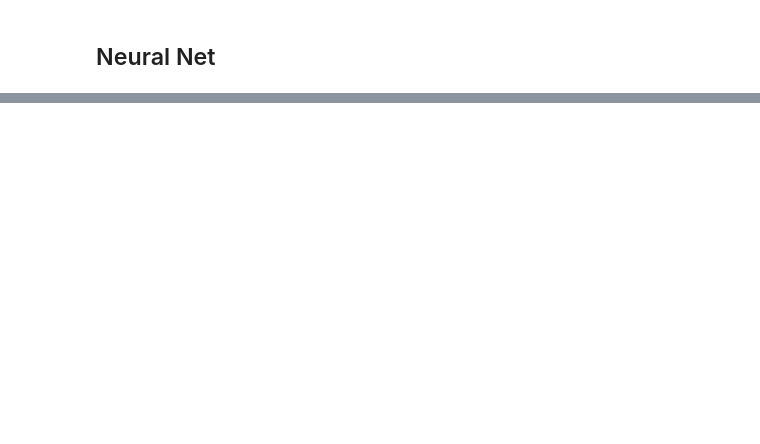
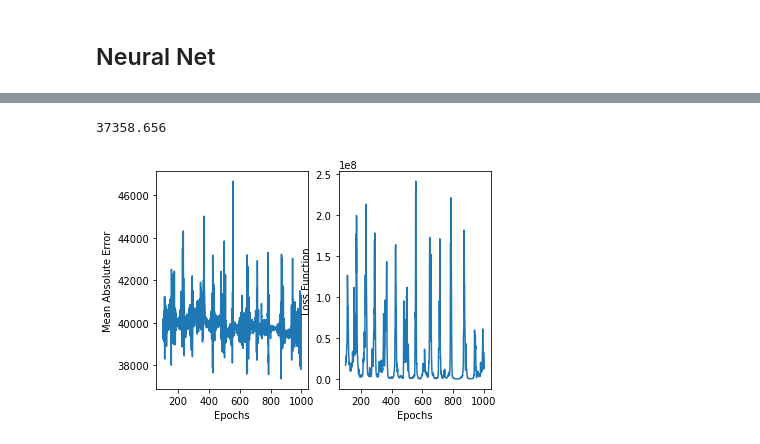
Before and after one commit to seancraven/Level-4-Masters-Project, a Jupyter notebook: Regression_House_Prices_Kaggle/Regression_Notebook.ipynb, the cells around one changed output, grey strips where cells are left out. Cells and saved outputs as stored; diff of their text form; code cells hidden in the pictures; blank space fills up the shorter version.

```diff
--- a/Regression_House_Prices_Kaggle/Regression_Notebook.ipynb
+++ b/Regression_House_Prices_Kaggle/Regression_Notebook.ipynb
@@ -109,0 +159,5 @@ As an aside I think looking at the winning networks on Kaggle might be really in
+# %%
+hyperparam_investigator(1000,2,[64,64])
+# %% [output]
+37358.656
+[figure, added]
```
Also changed, not shown: parts of 19 cells of this notebook.
